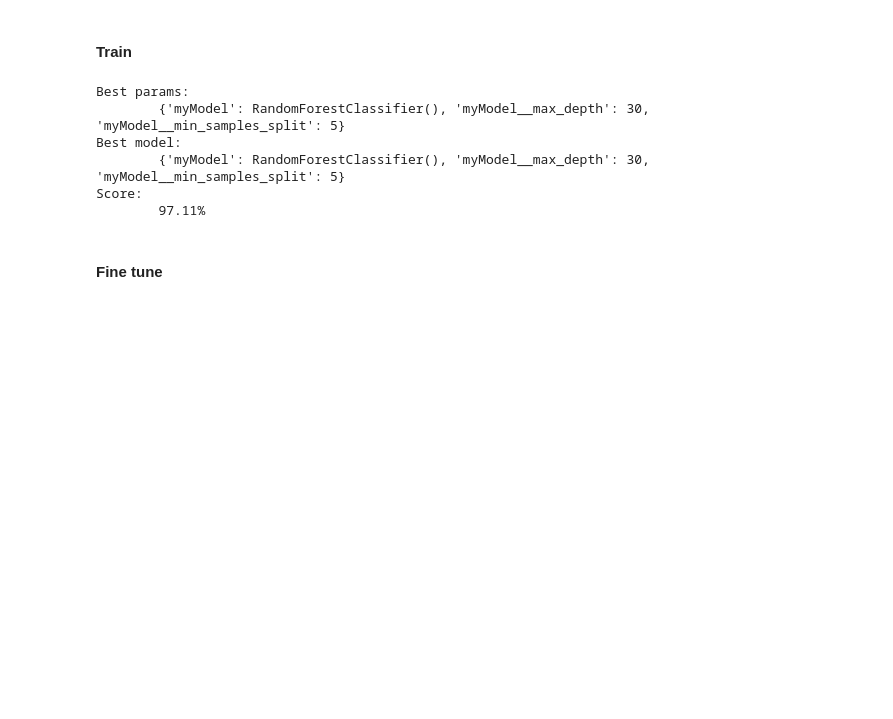
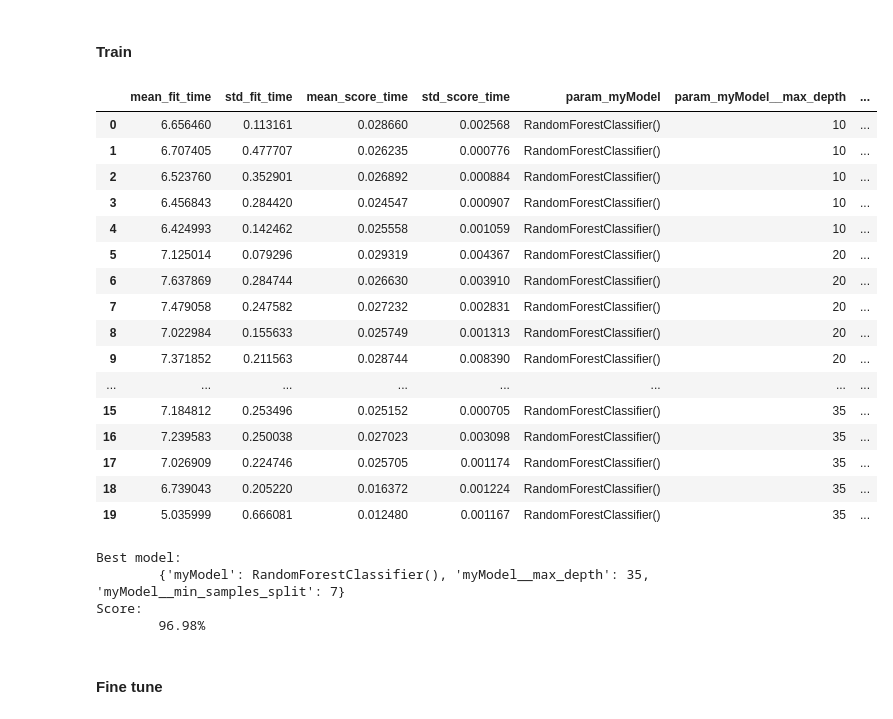
Before and after one commit to claesrolen/PAIHT24D_proj, a Jupyter notebook: train.ipynb, the cells around one changed output. Saved outputs shown, nothing was run; the diff lists cells and outputs as text; code cells hidden in the pictures; blank space fills up the shorter version.

```diff
--- a/train.ipynb
+++ b/train.ipynb
@@ -673,24 +672,41 @@ gs.get_params()
  'verbose': 0}
 # %% [markdown]
 #### Train
+# %%
+if DO_RANDOM_FOREST:
+    Ntrain = 2000
+    X_tr = X_train.reshape(X_train.shape[0], -1)
+    y_tr = y_train
+    gs.fit(X_tr[:Ntrain], y_tr[:Ntrain])
+    display(pd.DataFrame(gs.cv_results_))
+# %% [output]
+|  | mean_fit_time | std_fit_time | mean_score_time | std_score_time | param_myModel | param_myModel__max_depth | ... |
+| 0 | 6.656460 | 0.113161 | 0.028660 | 0.002568 | RandomForestClassifier() | 10 | ... |
+| 1 | 6.707405 | 0.477707 | 0.026235 | 0.000776 | RandomForestClassifier() | 10 | ... |
+| 2 | 6.523760 | 0.352901 | 0.026892 | 0.000884 | RandomForestClassifier() | 10 | ... |
+| 3 | 6.456843 | 0.284420 | 0.024547 | 0.000907 | RandomForestClassifier() | 10 | ... |
+| 4 | 6.424993 | 0.142462 | 0.025558 | 0.001059 | RandomForestClassifier() | 10 | ... |
+| 5 | 7.125014 | 0.079296 | 0.029319 | 0.004367 | RandomForestClassifier() | 20 | ... |
+| 6 | 7.637869 | 0.284744 | 0.026630 | 0.003910 | RandomForestClassifier() | 20 | ... |
+| 7 | 7.479058 | 0.247582 | 0.027232 | 0.002831 | RandomForestClassifier() | 20 | ... |
+| 8 | 7.022984 | 0.155633 | 0.025749 | 0.001313 | RandomForestClassifier() | 20 | ... |
+| 9 | 7.371852 | 0.211563 | 0.028744 | 0.008390 | RandomForestClassifier() | 20 | ... |
+| ... | ... | ... | ... | ... | ... | ... | ... |
+| 15 | 7.184812 | 0.253496 | 0.025152 | 0.000705 | RandomForestClassifier() | 35 | ... |
+| 16 | 7.239583 | 0.250038 | 0.027023 | 0.003098 | RandomForestClassifier() | 35 | ... |
+| 17 | 7.026909 | 0.224746 | 0.025705 | 0.001174 | RandomForestClassifier() | 35 | ... |
+| 18 | 6.739043 | 0.205220 | 0.016372 | 0.001224 | RandomForestClassifier() | 35 | ... |
+| 19 | 5.035999 | 0.666081 | 0.012480 | 0.001167 | RandomForestClassifier() | 35 | ... |
 # %%
 if DO_RANDOM_FOREST:
-    Ntrain = 2000
-    X_tr = X_train.reshape(X_train.shape[0], -1)
-    y_tr = y_train
-    gs.fit(X_tr[:Ntrain], y_tr[:Ntrain])
-    print(f"Best params: \n\t{gs.best_params_}")
-    pd.DataFrame(gs.cv_results_)
     print(f"Best model:\n\t{gs.best_params_}")
     sc = gs.best_estimator_.score(X_test.reshape(X_test.shape[0], -1), y_test)
     print(f"Score:\n\t{100*sc:2.2f}%")
 # %% [output]
-Best params:
-        {'myModel': RandomForestClassifier(), 'myModel__max_depth': 30, 'myModel__min_samples_split': 5}
 Best model:
-        {'myModel': RandomForestClassifier(), 'myModel__max_depth': 30, 'myModel__min_samples_split': 5}
+        {'myModel': RandomForestClassifier(), 'myModel__max_depth': 35, 'myModel__min_samples_split': 7}
 Score:
-        97.11%
+        96.98%
 # %% [markdown]
 #### Fine tune
 # %%
```
Also changed, not shown: parts of 10 cells of this notebook, 7 other files.
